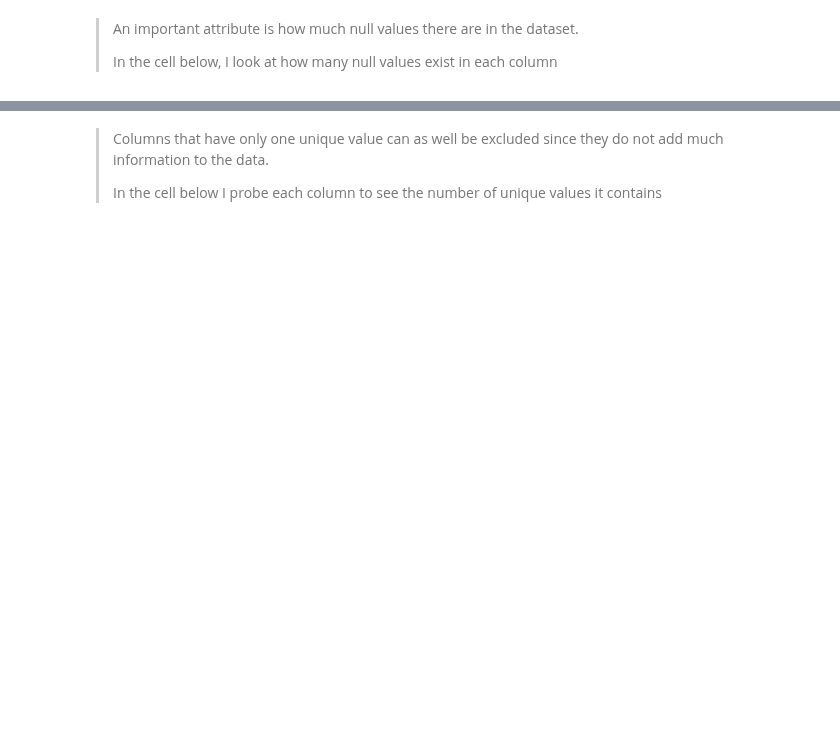
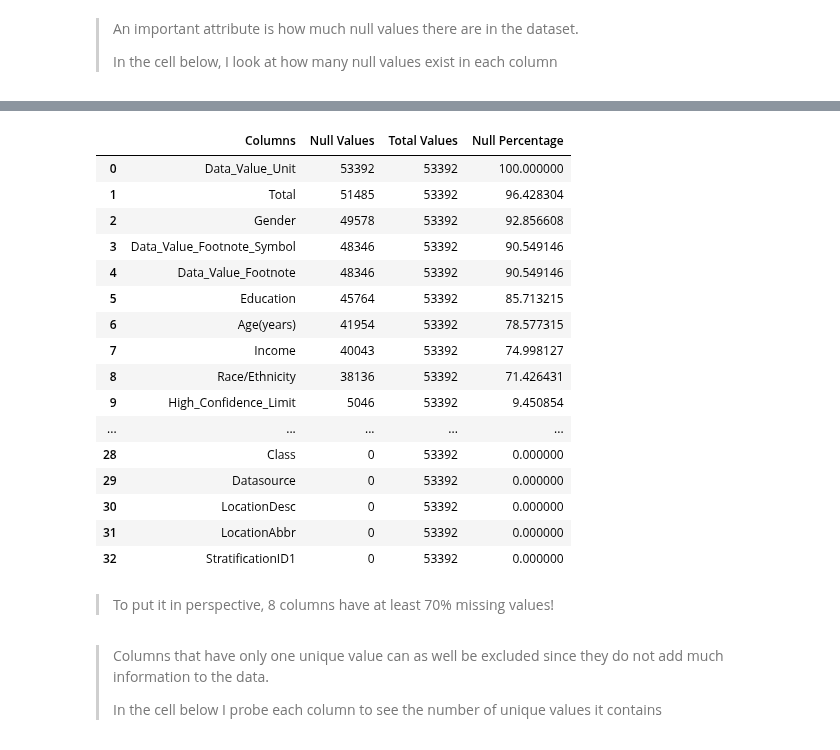
Before and after one commit to CollinsOduor/relationship-between-weight-and-socio-economic-status, a Jupyter notebook: Collins Nutrition Study.ipynb, the cells around one changed output, grey strips where cells are left out. Drawn from its saved outputs; the diff is of its cells as text; code cells hidden in the pictures; blank space fills up the shorter version.

```diff
--- a/Collins Nutrition Study.ipynb
+++ b/Collins Nutrition Study.ipynb
@@ -54,3 +102,30 @@ df.isnull().sum().sort_values()
+# %%
+null_df = pd.DataFrame({'Columns': df.columns, 'Null Values':df.isnull().sum()})
+null_df.reset_index(drop=True, inplace=True)
+null_df['Total Values'] = df.shape[0]
+null_df['Null Percentage'] = (null_df['Null Values'] / null_df['Total Values'])*100
+null_df = null_df.sort_values(['Null Percentage'], ascending=False)
+null_df.reset_index(drop=True)
+# %% [output]
+|  | Columns | Null Values | Total Values | Null Percentage |
+| 0 | Data_Value_Unit | 53392 | 53392 | 100.000000 |
+| 1 | Total | 51485 | 53392 | 96.428304 |
+| 2 | Gender | 49578 | 53392 | 92.856608 |
+| 3 | Data_Value_Footnote_Symbol | 48346 | 53392 | 90.549146 |
+| 4 | Data_Value_Footnote | 48346 | 53392 | 90.549146 |
+| 5 | Education | 45764 | 53392 | 85.713215 |
+| 6 | Age(years) | 41954 | 53392 | 78.577315 |
+| 7 | Income | 40043 | 53392 | 74.998127 |
+| 8 | Race/Ethnicity | 38136 | 53392 | 71.426431 |
+| 9 | High_Confidence_Limit | 5046 | 53392 | 9.450854 |
+| ... | ... | ... | ... | ... |
+| 28 | Class | 0 | 53392 | 0.000000 |
+| 29 | Datasource | 0 | 53392 | 0.000000 |
+| 30 | LocationDesc | 0 | 53392 | 0.000000 |
+| 31 | LocationAbbr | 0 | 53392 | 0.000000 |
+| 32 | StratificationID1 | 0 | 53392 | 0.000000 |
+# %% [markdown]
+> To put it in perspective, 8 columns have at least 70% missing values!
 # %% [markdown]
 > Columns that have only one unique value can as well be excluded since they do not add much information to the data.
 >
```
Also changed, not shown: parts of 98 cells of this notebook.
